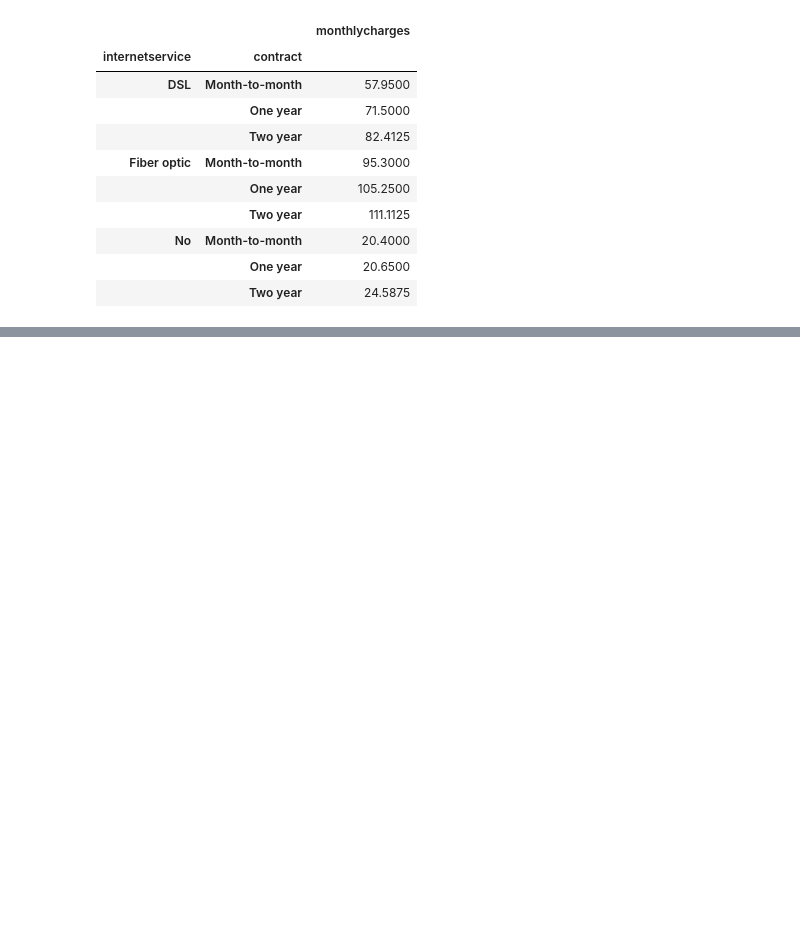
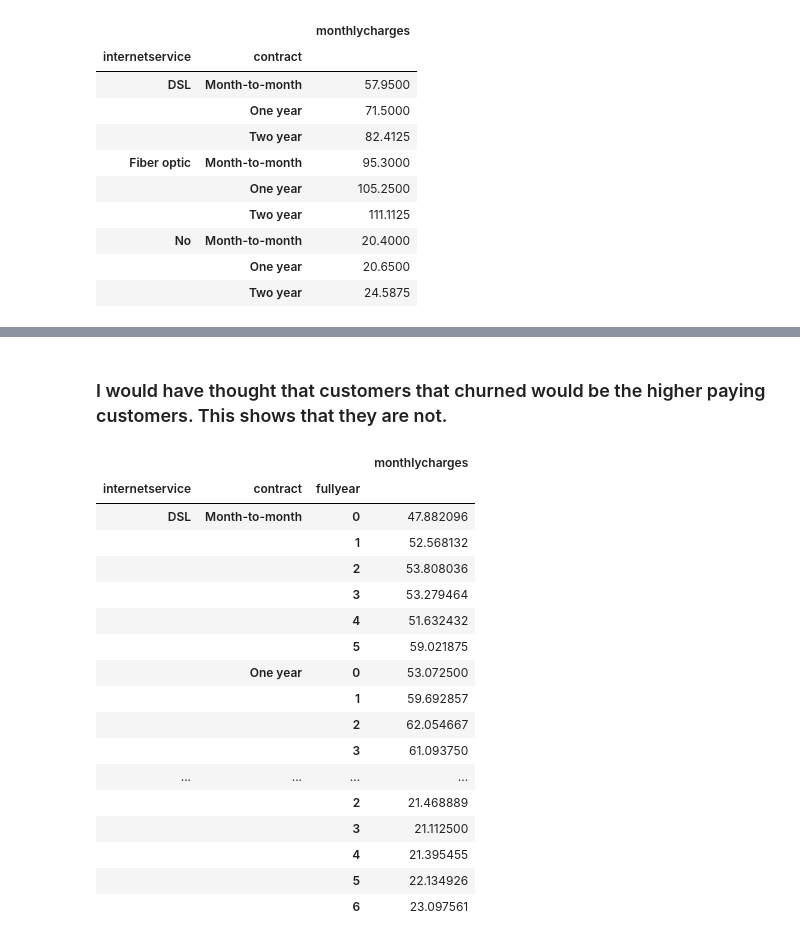
Before and after one commit to josephburton06/telco_customer_churn, a Jupyter notebook: exploration_bank_churn.ipynb, the cells around one changed output, grey strips where cells are left out. Drawn from its saved outputs; the diff is of its cells as text; code cells hidden in the pictures; blank space fills up the shorter version.

```diff
--- a/exploration_bank_churn.ipynb
+++ b/exploration_bank_churn.ipynb
@@ -124,0 +146,23 @@ pd.DataFrame(train.groupby(['internetservice', 'contract'])['monthlycharges'].qu
+# %% [markdown]
+### I would have thought that customers that churned would be the higher paying customers.  This shows that they are not.
+# %%
+pd.DataFrame(train.groupby(['internetservice', 'contract', 'fullyear'])['monthlycharges'].mean())
+# %% [output]
+|  |  |  | monthlycharges |
+| internetservice | contract | fullyear |  |
+| DSL | Month-to-month | 0 | 47.882096 |
+|  |  | 1 | 52.568132 |
+|  |  | 2 | 53.808036 |
+|  |  | 3 | 53.279464 |
+|  |  | 4 | 51.632432 |
+|  |  | 5 | 59.021875 |
+|  | One year | 0 | 53.072500 |
+|  |  | 1 | 59.692857 |
+|  |  | 2 | 62.054667 |
+|  |  | 3 | 61.093750 |
+| ... | ... | ... | ... |
+|  |  | 2 | 21.468889 |
+|  |  | 3 | 21.112500 |
+|  |  | 4 | 21.395455 |
+|  |  | 5 | 22.134926 |
+|  |  | 6 | 23.097561 |
```
Also changed, not shown: parts of 13 cells of this notebook.
